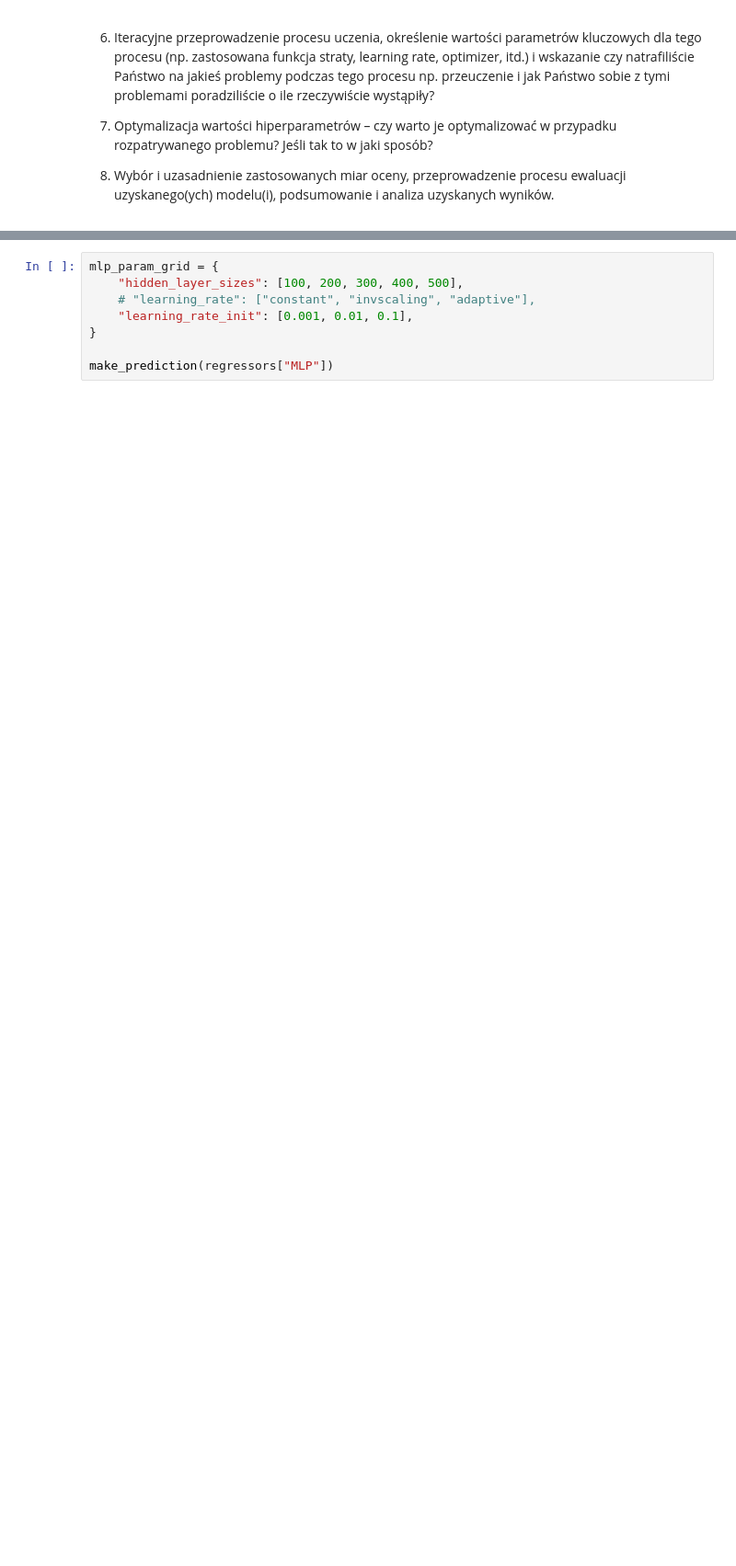
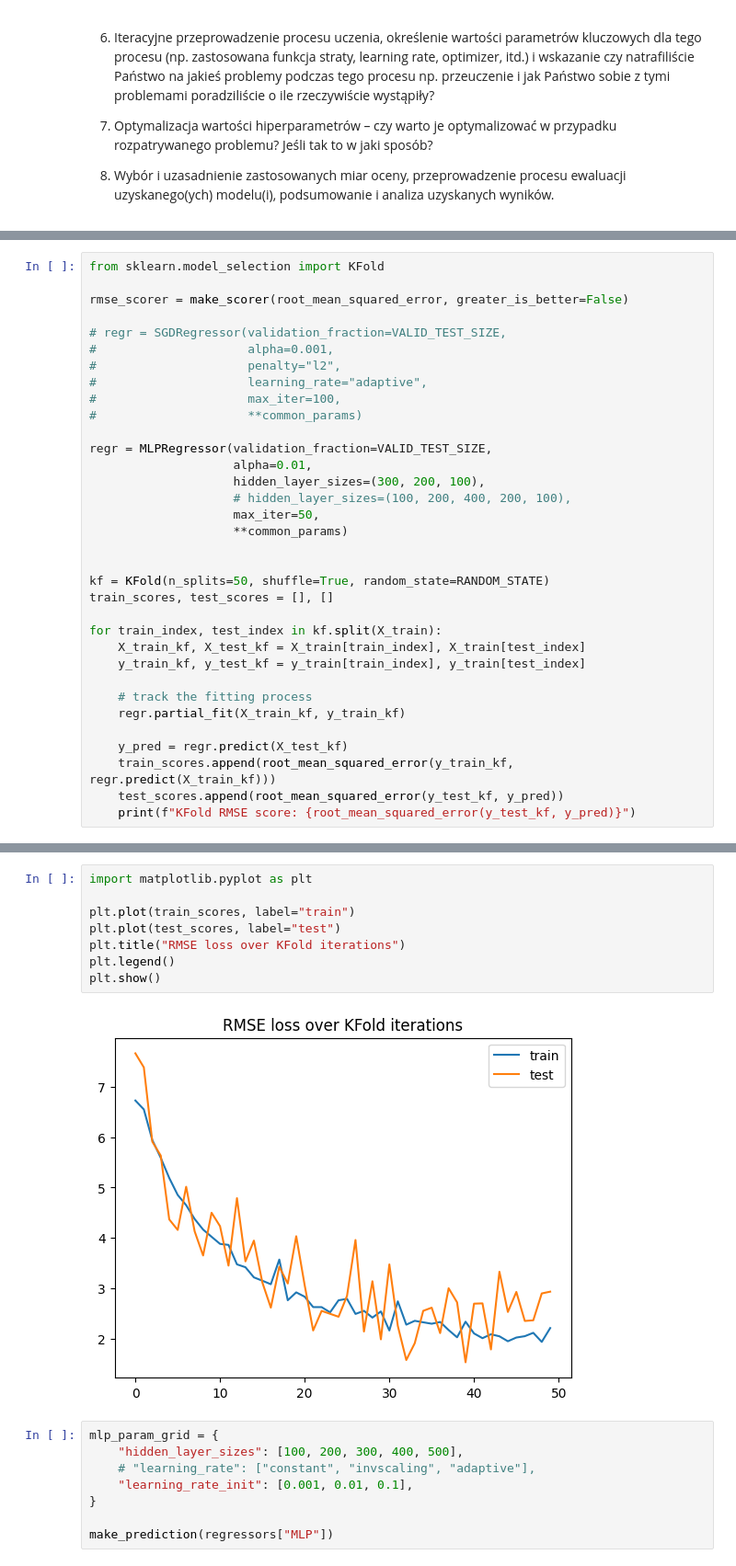
Before and after one commit to Mimikkk/2024-siwb, a Jupyter notebook: project-4/rna-quality-assessment-tor.ipynb, the cells around one changed output, grey strips where cells are left out. Shown at 92% size. Drawn from its saved outputs; the diff is of its cells as text; blank space fills up the shorter version.

Commit message:
added training loop for sgd and mlp

```diff
--- a/project-4/rna-quality-assessment-tor.ipynb
+++ b/project-4/rna-quality-assessment-tor.ipynb
@@ -352,0 +564,34 @@ make_prediction(regressors["RandomForest"])
+# %%
+from sklearn.model_selection import KFold
+
+rmse_scorer = make_scorer(root_mean_squared_error, greater_is_better=False)
+
+# regr = SGDRegressor(validation_fraction=VALID_TEST_SIZE,
+#                     alpha=0.001,
+#                     penalty="l2",
+#                     learning_rate="adaptive",
+#                     max_iter=100,
+#                     **common_params)
+
+regr = MLPRegressor(validation_fraction=VALID_TEST_SIZE,
+                    alpha=0.01,
+                    hidden_layer_sizes=(300, 200, 100),
+                    # hidden_layer_sizes=(100, 200, 400, 200, 100),
+                    max_iter=50,
+                    **common_params)
+
+
+kf = KFold(n_splits=50, shuffle=True, random_state=RANDOM_STATE)
+train_scores, test_scores = [], []
+
+for train_index, test_index in kf.split(X_train):
+    X_train_kf, X_test_kf = X_train[train_index], X_train[test_index]
+    y_train_kf, y_test_kf = y_train[train_index], y_train[test_index]
+
+    # track the fitting process
+    regr.partial_fit(X_train_kf, y_train_kf)
+
+    y_pred = regr.predict(X_test_kf)
+    train_scores.append(root_mean_squared_error(y_train_kf, regr.predict(X_train_kf)))
+    test_scores.append(root_mean_squared_error(y_test_kf, y_pred))
+    print(f"KFold RMSE score: {root_mean_squared_error(y_test_kf, y_pred)}")
@@ -353,3 +616,13 @@ make_prediction(regressors["RandomForest"])
+# %%
+import matplotlib.pyplot as plt
+
+plt.plot(train_scores, label="train")
+plt.plot(test_scores, label="test")
+plt.title("RMSE loss over KFold iterations")
+plt.legend()
+plt.show()
+# %% [output]
+[figure, added]
 # %%
 mlp_param_grid = {
     "hidden_layer_sizes": [100, 200, 300, 400, 500],
```
Also changed, not shown: parts of 6 cells of this notebook.
